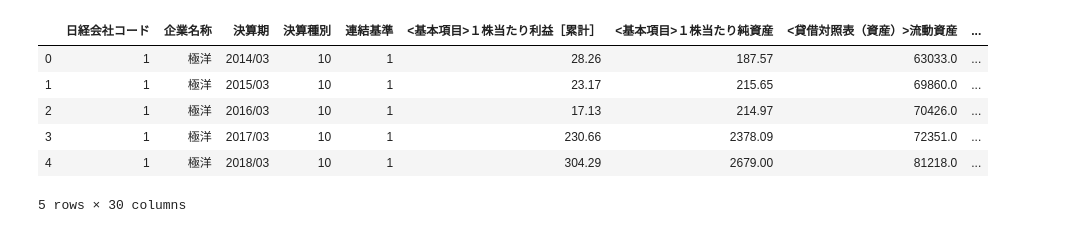
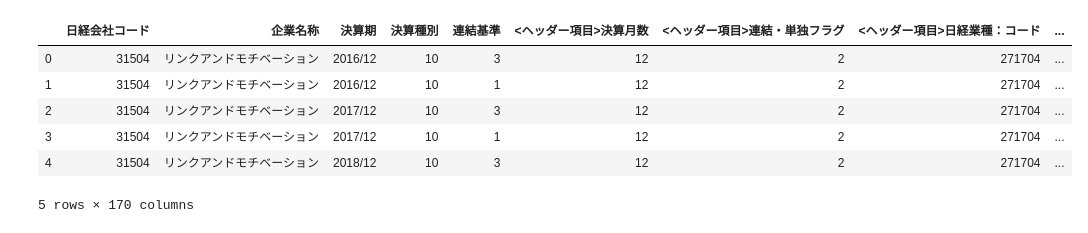
Before and after one commit to Igecchi/final_report, a Jupyter notebook: demo_analysis.ipynb, the cells around one changed output. Cells and saved outputs as stored; diff of their text form; code cells hidden in the pictures.

```diff
--- a/demo_analysis.ipynb
+++ b/demo_analysis.ipynb
@@ -1,14 +1,2 @@
 # %%
 import pandas as pd
-# %%
-#2014~2019の連結決算データを抽出
-df_data = pd.read_csv("demo_data.csv", encoding="shift_jis")
-df_data.head()
-# %% [output]
-|  | 日経会社コード | 企業名称 | 決算期 | 決算種別 | 連結基準 | <基本項目>１株当たり利益［累計］ | <基本項目>１株当たり純資産 | <貸借対照表（資産）>流動資産 | ... |
-| 0 | 1 | 極洋 | 2014/03 | 10 | 1 | 28.26 | 187.57 | 63033.0 | ... |
-| 1 | 1 | 極洋 | 2015/03 | 10 | 1 | 23.17 | 215.65 | 69860.0 | ... |
-| 2 | 1 | 極洋 | 2016/03 | 10 | 1 | 17.13 | 214.97 | 70426.0 | ... |
-| 3 | 1 | 極洋 | 2017/03 | 10 | 1 | 230.66 | 2378.09 | 72351.0 | ... |
-| 4 | 1 | 極洋 | 2018/03 | 10 | 1 | 304.29 | 2679.00 | 81218.0 | ... |
-5 rows × 30 columns
@@ -14,0 +7,10 @@ df_data.head()
+# %%
+df_finance.head()
+# %% [output]
+|  | 日経会社コード | 企業名称 | 決算期 | 決算種別 | 連結基準 | <ヘッダー項目>決算月数 | <ヘッダー項目>連結・単独フラグ | <ヘッダー項目>日経業種：コード | ... |
+| 0 | 31504 | リンクアンドモチベーション | 2016/12 | 10 | 3 | 12 | 2 | 271704 | ... |
+| 1 | 31504 | リンクアンドモチベーション | 2016/12 | 10 | 1 | 12 | 2 | 271704 | ... |
+| 2 | 31504 | リンクアンドモチベーション | 2017/12 | 10 | 3 | 12 | 2 | 271704 | ... |
+| 3 | 31504 | リンクアンドモチベーション | 2017/12 | 10 | 1 | 12 | 2 | 271704 | ... |
+| 4 | 31504 | リンクアンドモチベーション | 2018/12 | 10 | 3 | 12 | 2 | 271704 | ... |
+5 rows × 170 columns
```
Also changed, not shown: parts of 8 cells of this notebook, 34 other files.
